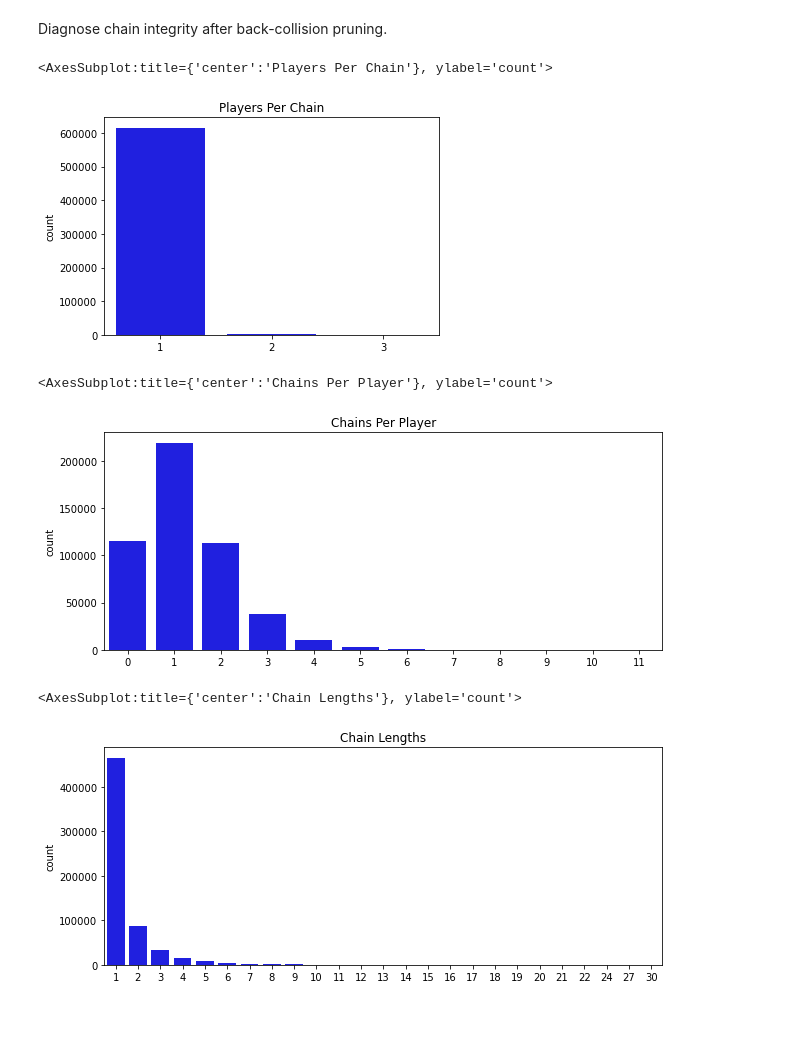
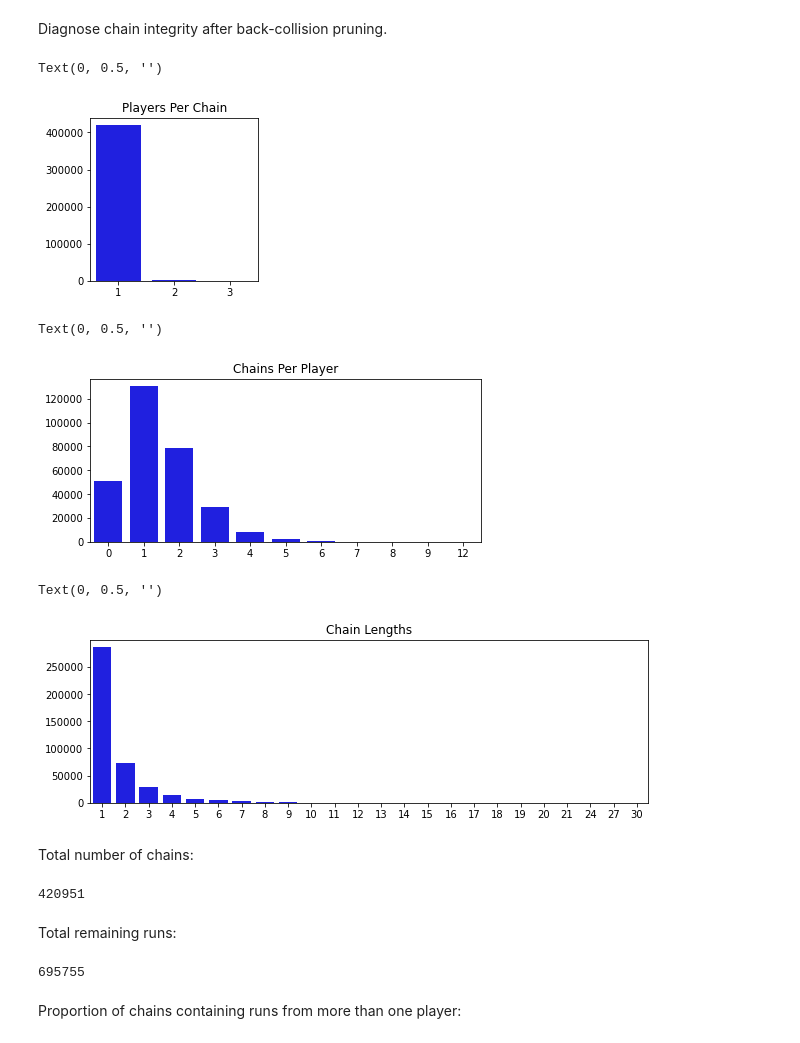
Before and after one commit to yiyanshou/StS, a Jupyter notebook: chaining/chaining_simulation_3d_big.ipynb, the cells around one changed output. Saved outputs shown, nothing was run; the diff lists cells and outputs as text; code cells hidden in the pictures; blank space fills up the shorter version.

```diff
--- a/chaining/chaining_simulation_3d_big.ipynb
+++ b/chaining/chaining_simulation_3d_big.ipynb
@@ -161,0 +183,19 @@ nruns
+# %%
+long_chains = [ch for ch in cand_chains if len(ch) >= min_len]
+# %%
+players_per_chain = np.zeros(len(long_chains), dtype = int)
+chains_per_player = np.zeros(nplayers, dtype = int)
+chain_lens = np.zeros(len(long_chains), dtype = int)
+nruns = 0
+
+for i, ch in enumerate(long_chains):
+    nruns += len(ch)
+    players = set()
+    for r in ch:
+        players.add(r[5])
+    players_per_chain[i] = len(players)
+
+    for p in players:
+        chains_per_player[p] += 1
+
+    chain_lens[i] = len(ch)
@@ -172,7 +272,7 @@ for r_arr in chain_data.values():
             search_data[target_exp] = [r]
 # %%
 # prune chains after back-collisions
-for i in range(n):
+for i in range(len(cand_chains)):
     ch = cand_chains[i]
     for j in range(1, len(ch)):
         trunc = False
@@ -192,7 +292,7 @@ for i in range(n):
 Diagnose chain integrity after back-collision pruning.
 # %%
 players_per_chain = np.zeros(len(cand_chains), dtype = int)
-chains_per_player = np.zeros(nchains, dtype = int)
+chains_per_player = np.zeros(nplayers, dtype = int)
 chain_lens = np.zeros(len(cand_chains), dtype = int)
 nruns = 0
 
@@ -208,25 +308,43 @@ for i, ch in enumerate(cand_chains):
 
     chain_lens[i] = len(ch)
 # %%
+plt.figure(figsize = (3, 3))
 plt.title('Players Per Chain')
 sns.countplot(x = players_per_chain, color = 'b')
+plt.ylabel('')
 # %% [output]
-<AxesSubplot:title={'center':'Players Per Chain'}, ylabel='count'>
+Text(0, 0.5, '')
-[figure, old version]
+[figure, new version]
 # %%
-plt.figure(figsize = (10, 4))
+plt.figure(figsize = (7, 3))
 plt.title('Chains Per Player')
 sns.countplot(x = chains_per_player, color = 'b')
+plt.ylabel('')
 # %% [output]
-<AxesSubplot:title={'center':'Chains Per Player'}, ylabel='count'>
+Text(0, 0.5, '')
-[figure, old version]
+[figure, new version]
 # %%
-plt.figure(figsize = (10, 4))
+plt.figure(figsize = (10, 3))
 plt.title('Chain Lengths')
 sns.countplot(x = chain_lens, color = 'b')
+plt.ylabel('')
 # %% [output]
-<AxesSubplot:title={'center':'Chain Lengths'}, ylabel='count'>
+Text(0, 0.5, '')
-[figure, old version]
+[figure, new version]
+# %% [markdown]
+Total number of chains:
+# %%
+len(cand_chains)
+# %% [output]
+420951
+# %% [markdown]
+Total remaining runs:
+# %%
+nruns
+# %% [output]
+695755
+# %% [markdown]
+Proportion of chains containing runs from more than one player:
 # %%
 (players_per_chain > 1).sum() / len(cand_chains)
 # %% [output]
```
Also changed, not shown: parts of 70 cells of this notebook, 8 other files.
